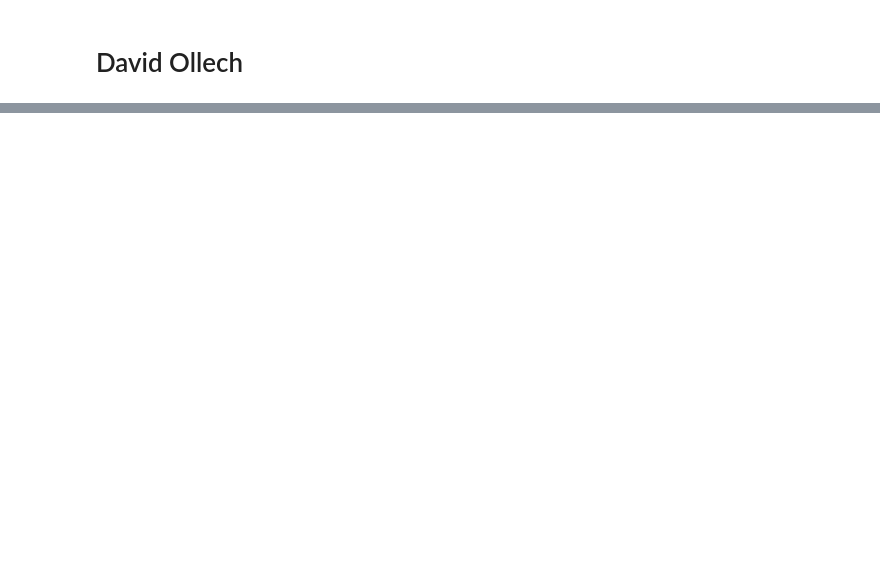
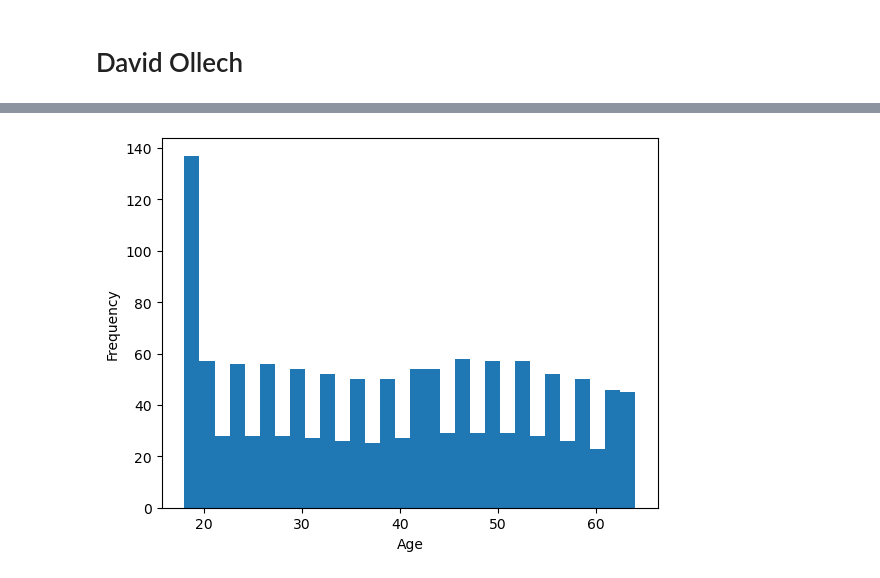
Before and after one commit to ubco-W2022T2-data301/project-group-group10, a Jupyter notebook: analysis/analysis1.ipynb, the cells around one changed output, grey strips where cells are left out. Cells and saved outputs as stored; diff of their text form; code cells hidden in the pictures; blank space fills up the shorter version.

```diff
--- a/analysis/analysis1.ipynb
+++ b/analysis/analysis1.ipynb
@@ -31,0 +234,7 @@ pd.read_csv("../data/raw/insurance.csv")
+# %%
+plt.hist(df['age'], bins=30)
+plt.xlabel('Age')
+plt.ylabel('Frequency')
+plt.show()
+# %% [output]
+[figure, added]
```
Also changed, not shown: parts of 39 cells of this notebook, 2 other files.
